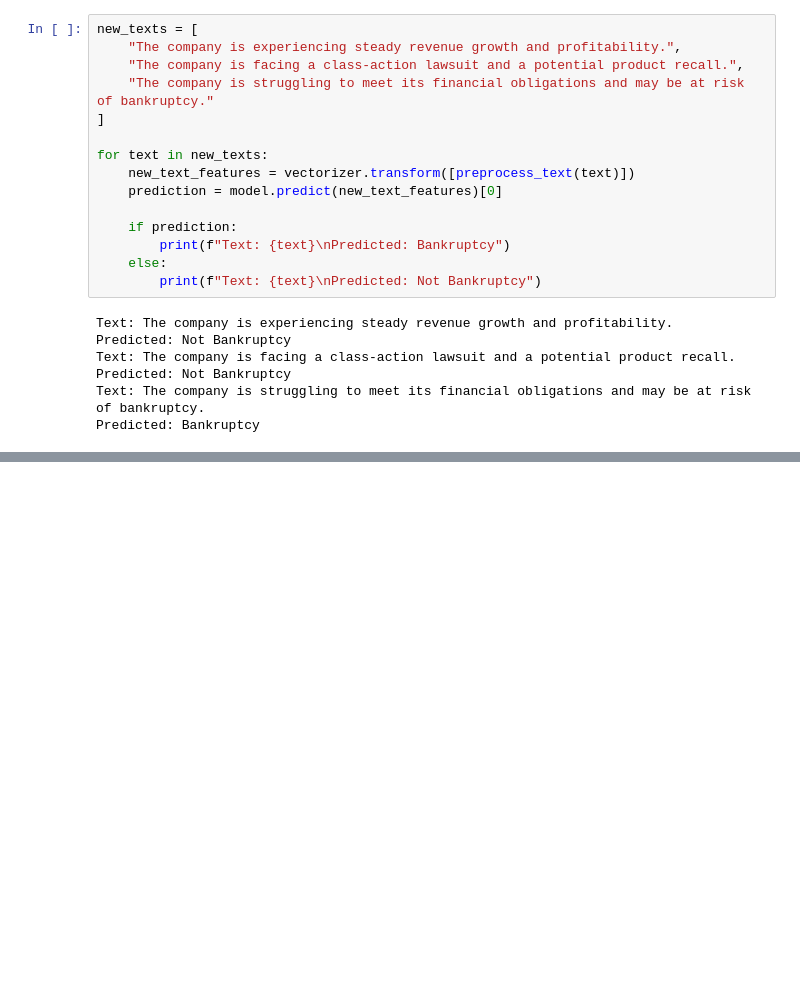
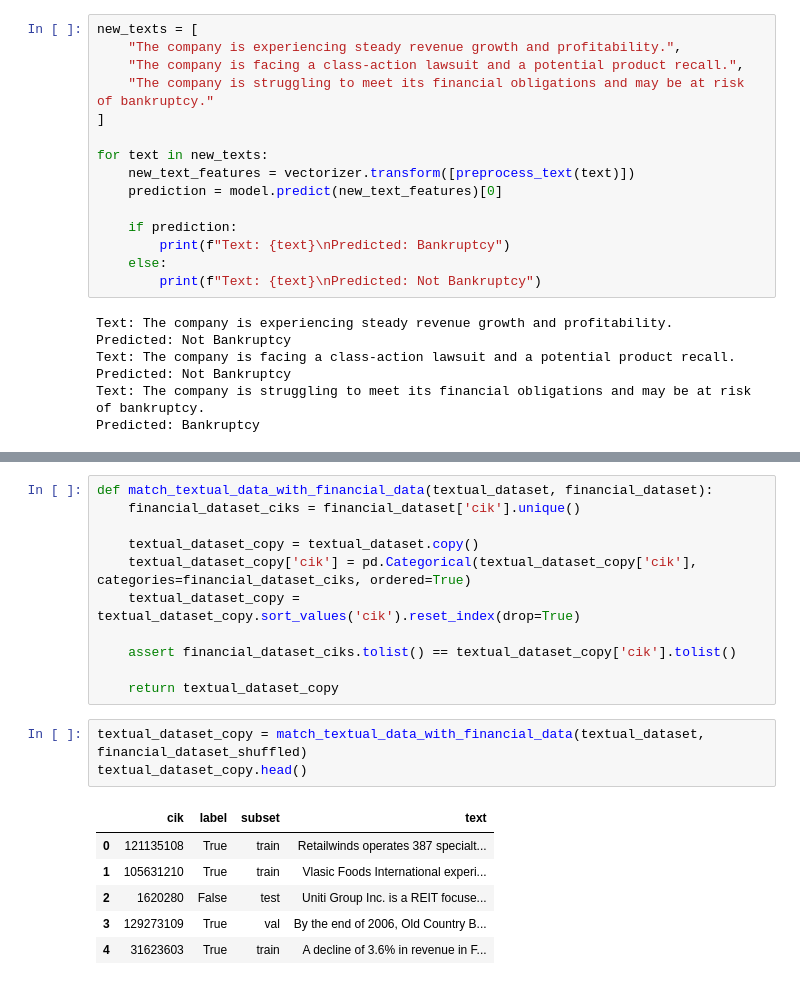
Before and after one commit to grepoz/bankruptcy-prophet, a Jupyter notebook: dataset/dataset-overview.ipynb, the cells around one changed output, grey strips where cells are left out. Saved outputs shown, nothing was run; the diff lists cells and outputs as text; blank space fills up the shorter version.

```diff
--- a/dataset/dataset-overview.ipynb
+++ b/dataset/dataset-overview.ipynb
@@ -395,0 +469,21 @@ Predicted: Bankruptcy
+# %%
+def match_textual_data_with_financial_data(textual_dataset, financial_dataset):
+    financial_dataset_ciks = financial_dataset['cik'].unique()
+
+    textual_dataset_copy = textual_dataset.copy()
+    textual_dataset_copy['cik'] = pd.Categorical(textual_dataset_copy['cik'], categories=financial_dataset_ciks, ordered=True)
+    textual_dataset_copy = textual_dataset_copy.sort_values('cik').reset_index(drop=True)
+
+    assert financial_dataset_ciks.tolist() == textual_dataset_copy['cik'].tolist()
+
+    return textual_dataset_copy
+# %%
+textual_dataset_copy = match_textual_data_with_financial_data(textual_dataset, financial_dataset_shuffled)
+textual_dataset_copy.head()
+# %% [output]
+|  | cik | label | subset | text |
+| 0 | 121135108 | True | train | Retailwinds operates 387 specialt... |
+| 1 | 105631210 | True | train | Vlasic Foods International experi... |
+| 2 | 1620280 | False | test | Uniti Group Inc. is a REIT focuse... |
+| 3 | 129273109 | True | val | By the end of 2006, Old Country B... |
+| 4 | 31623603 | True | train | A decline of 3.6% in revenue in F... |
```
Also changed, not shown: parts of 10 cells of this notebook.
